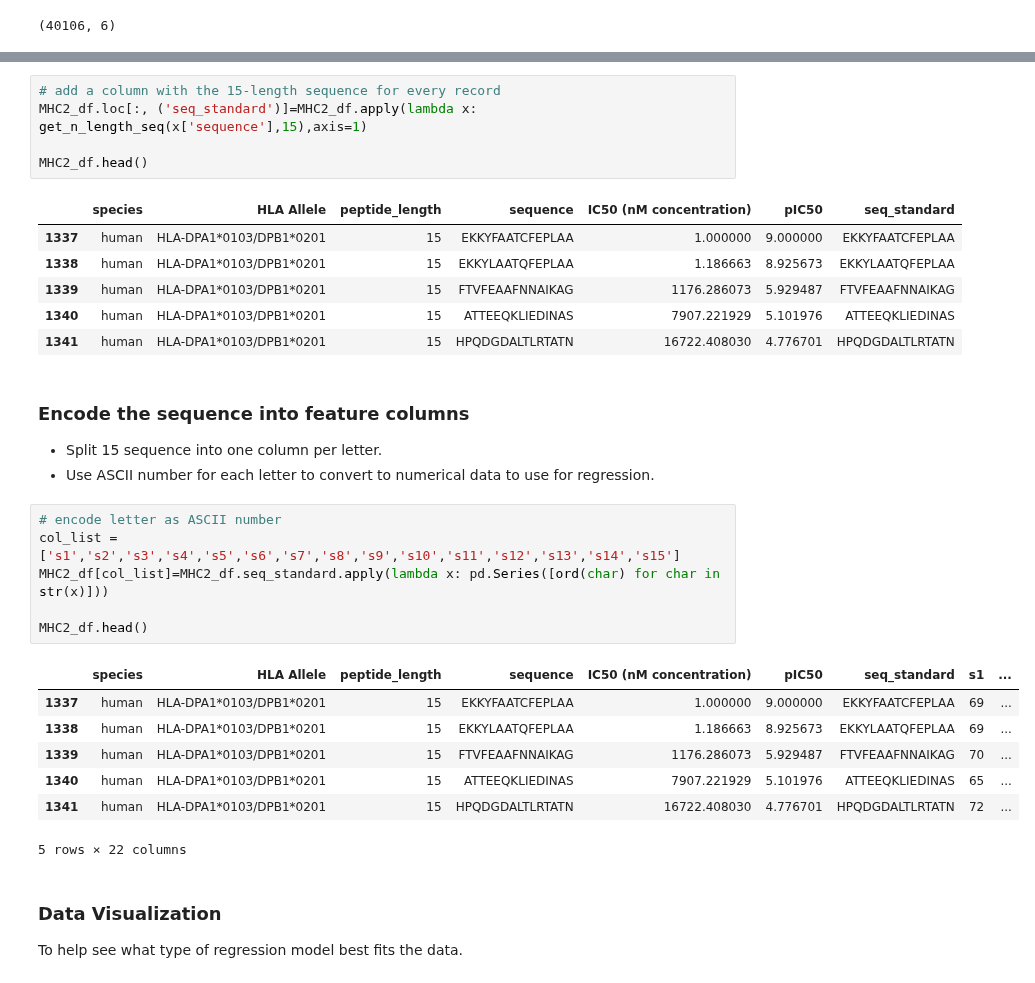
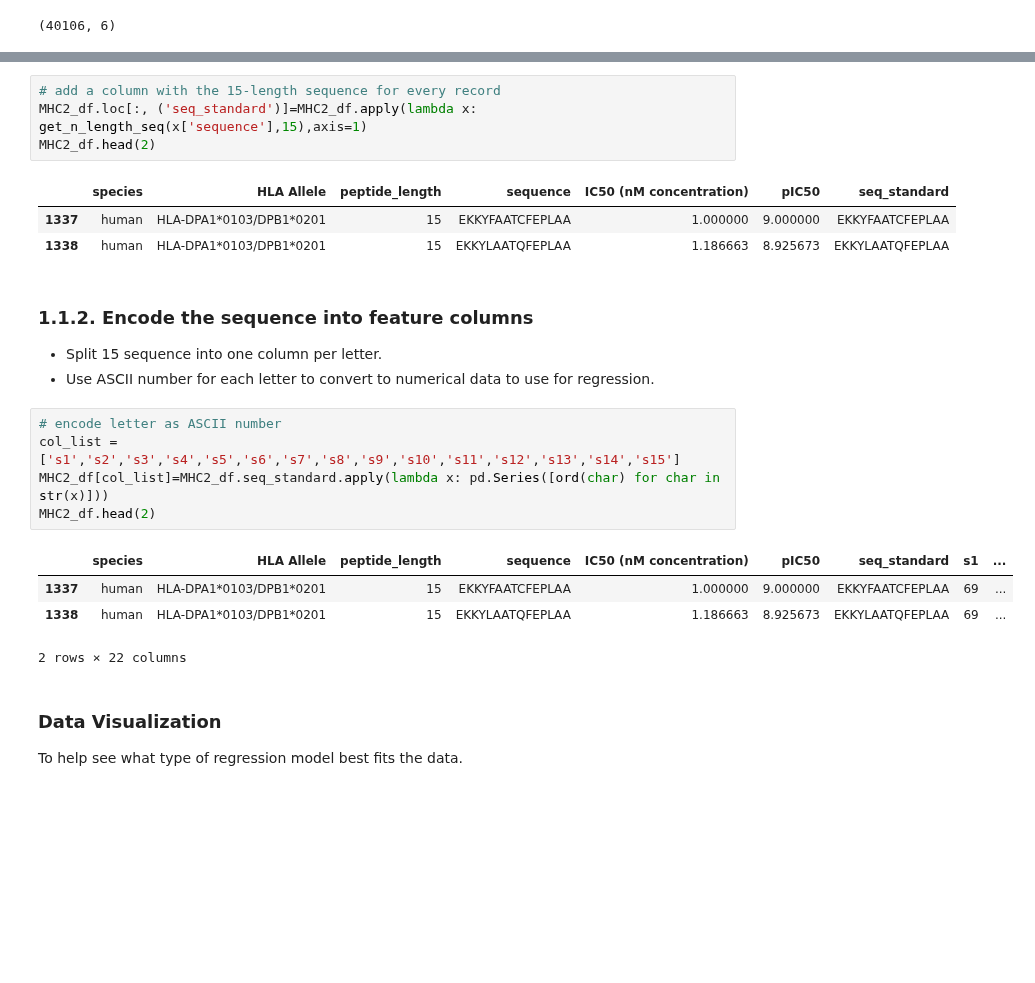
Before and after one commit to ryanquinnnelson/CMU-02718-HW5, a Jupyter notebook: exploratory_analysis_rqn_2020-11-15.ipynb, the cells around one changed output, grey strips where cells are left out. Cells and saved outputs as stored; diff of their text form; blank space fills up the shorter version.

```diff
--- a/exploratory_analysis_rqn_2020-11-15.ipynb
+++ b/exploratory_analysis_rqn_2020-11-15.ipynb
@@ -547,33 +759,25 @@ Most of the data is concentrated in the 15 length range, so it makes sense to bu
 # %%
 # add a column with the 15-length sequence for every record
 MHC2_df.loc[:, ('seq_standard')]=MHC2_df.apply(lambda x: get_n_length_seq(x['sequence'],15),axis=1)
-
-MHC2_df.head()
+MHC2_df.head(2)
 # %% [output]
 |  | species | HLA Allele | peptide_length | sequence | IC50 (nM concentration) | pIC50 | seq_standard |
 | 1337 | human | HLA-DPA1*0103/DPB1*0201 | 15 | EKKYFAATCFEPLAA | 1.000000 | 9.000000 | EKKYFAATCFEPLAA |
 | 1338 | human | HLA-DPA1*0103/DPB1*0201 | 15 | EKKYLAATQFEPLAA | 1.186663 | 8.925673 | EKKYLAATQFEPLAA |
-| 1339 | human | HLA-DPA1*0103/DPB1*0201 | 15 | FTVFEAAFNNAIKAG | 1176.286073 | 5.929487 | FTVFEAAFNNAIKAG |
-| 1340 | human | HLA-DPA1*0103/DPB1*0201 | 15 | ATTEEQKLIEDINAS | 7907.221929 | 5.101976 | ATTEEQKLIEDINAS |
-| 1341 | human | HLA-DPA1*0103/DPB1*0201 | 15 | HPQDGDALTLRTATN | 16722.408030 | 4.776701 | HPQDGDALTLRTATN |
 # %% [markdown]
-###  Encode the sequence into feature columns
+### 1.1.2. Encode the sequence into feature columns
 - Split 15 sequence into one column per letter.
 - Use ASCII number for each letter to convert to numerical data to use for regression.
 # %%
 # encode letter as ASCII number
 col_list = ['s1','s2','s3','s4','s5','s6','s7','s8','s9','s10','s11','s12','s13','s14','s15']
 MHC2_df[col_list]=MHC2_df.seq_standard.apply(lambda x: pd.Series([ord(char) for char in str(x)]))
-
-MHC2_df.head()
+MHC2_df.head(2)
 # %% [output]
 |  | species | HLA Allele | peptide_length | sequence | IC50 (nM concentration) | pIC50 | seq_standard | s1 | ... |
 | 1337 | human | HLA-DPA1*0103/DPB1*0201 | 15 | EKKYFAATCFEPLAA | 1.000000 | 9.000000 | EKKYFAATCFEPLAA | 69 | ... |
 | 1338 | human | HLA-DPA1*0103/DPB1*0201 | 15 | EKKYLAATQFEPLAA | 1.186663 | 8.925673 | EKKYLAATQFEPLAA | 69 | ... |
-| 1339 | human | HLA-DPA1*0103/DPB1*0201 | 15 | FTVFEAAFNNAIKAG | 1176.286073 | 5.929487 | FTVFEAAFNNAIKAG | 70 | ... |
-| 1340 | human | HLA-DPA1*0103/DPB1*0201 | 15 | ATTEEQKLIEDINAS | 7907.221929 | 5.101976 | ATTEEQKLIEDINAS | 65 | ... |
-| 1341 | human | HLA-DPA1*0103/DPB1*0201 | 15 | HPQDGDALTLRTATN | 16722.408030 | 4.776701 | HPQDGDALTLRTATN | 72 | ... |
-5 rows × 22 columns
+2 rows × 22 columns
 # %% [markdown]
 ### Data Visualization
 To help see what type of regression model best fits the data.
```
Also changed, not shown: parts of 160 cells of this notebook.
